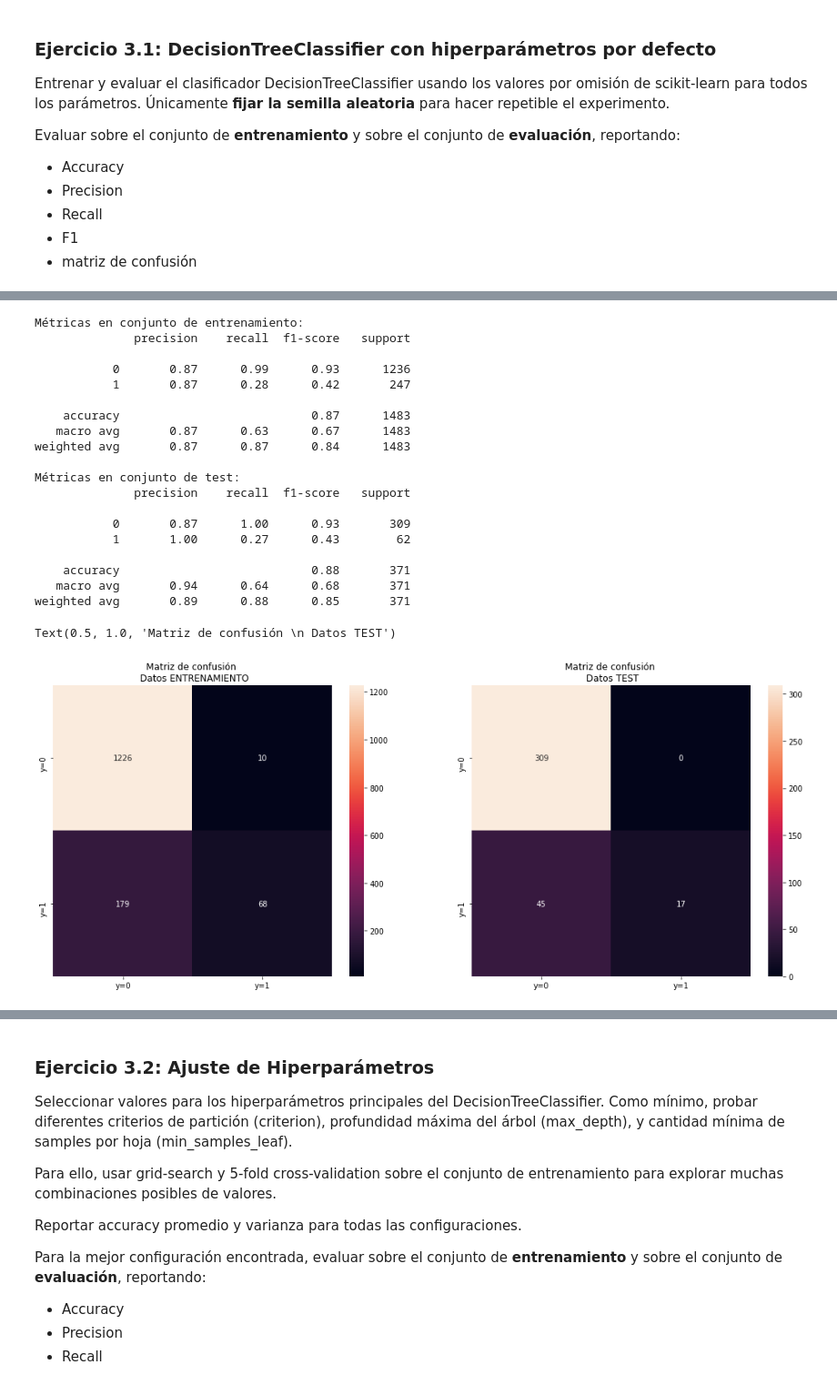
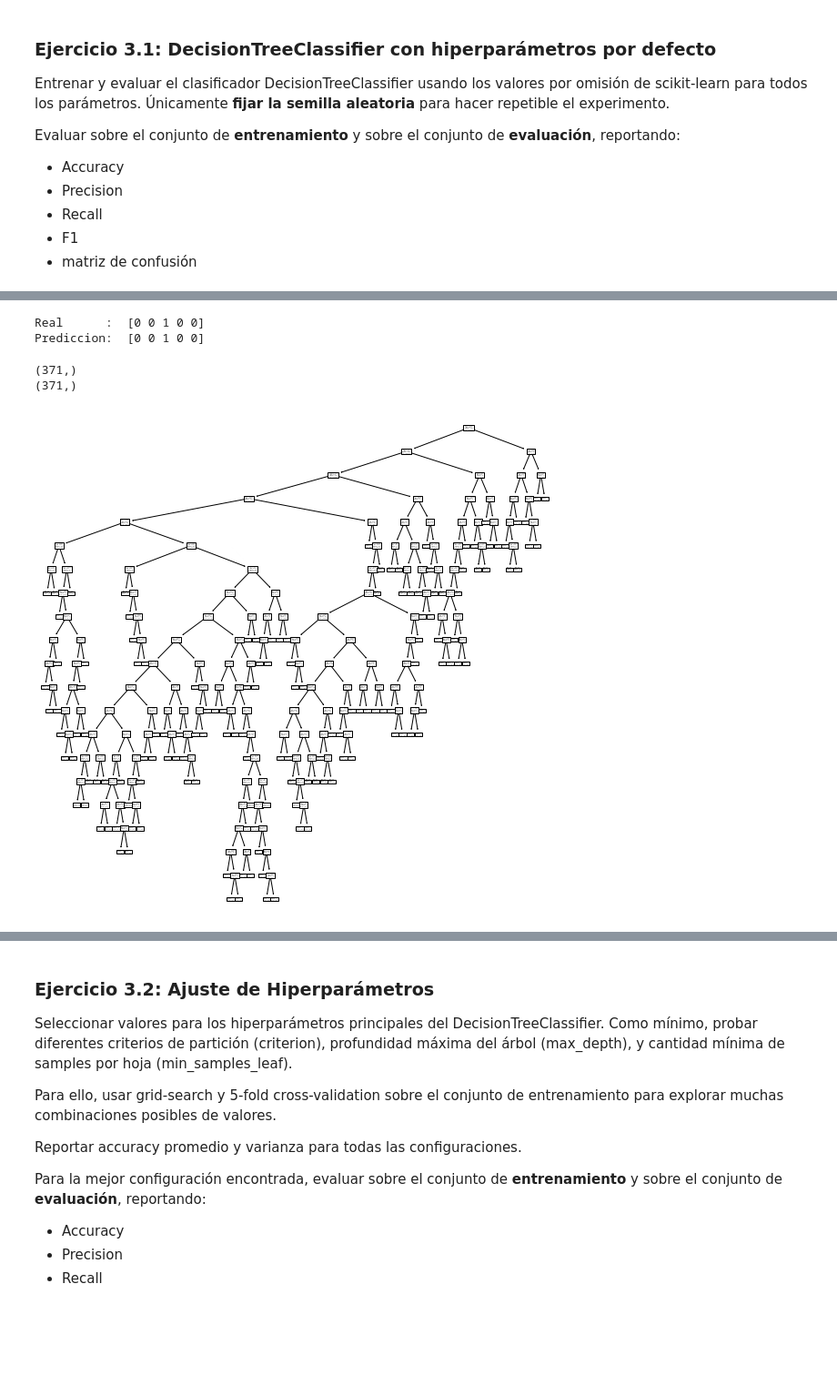
Before and after one commit to fnbellomo/DiploDatos2021, a Jupyter notebook: 03_IntroAprendizajeAutomatico/Aprendizaje_Autom_Lab_2.ipynb, the cells around one changed output, grey strips where cells are left out. Shown: that part at 91% size. Saved outputs shown, nothing was run; the diff lists cells and outputs as text; code cells hidden in the pictures; blank space fills up the shorter version.

```diff
--- a/03_IntroAprendizajeAutomatico/Aprendizaje_Autom_Lab_2.ipynb
+++ b/03_IntroAprendizajeAutomatico/Aprendizaje_Autom_Lab_2.ipynb
@@ -327,0 +344,5 @@ DecisionTreeClassifier(ccp_alpha=0.0, class_weight=None, criterion='entropy',
+# %%
+#Importamos la libreria y creamos un objeto con el tipo de modelo que queremos entrenar
+
+from sklearn.tree import DecisionTreeClassifier
+clf = DecisionTreeClassifier(random_state=42) #Ajustamos un valor (la semilla) para poder luego replicar los resultados
@@ -353,44 +373,18 @@ plot_tree(clf);
-# %%
-#Obtenemos las metricas para ver que tan bueno fue nuestro clasificador
-
-print('Métricas en conjunto de entrenamiento:')
-print(classification_report(y_train, y_train_pred))
-cm = confusion_matrix(y_train, y_train_pred)
-
-df_cm_train = pd.DataFrame(cm, index = ['y=0','y=1'],
-                  columns = ['y=0','y=1'])
-
-
-print('Métricas en conjunto de test:')
-print(classification_report(y_test, y_test_pred))
-cm2 = confusion_matrix(y_test, y_test_pred)
-
-df_cm_test = pd.DataFrame(cm2, index = ['y=0','y=1'],
-                  columns = ['y=0','y=1'])
-fig, axes = plt.subplots(1,2,figsize = (18,7))
-sns.heatmap(df_cm_train, annot=True, fmt='g', ax=axes[0])
-sns.heatmap(df_cm_test, annot=True, fmt='g', ax=axes[1])
-axes[0].set_title('Matriz de confusión \n Datos ENTRENAMIENTO')
-axes[1].set_title('Matriz de confusión \n Datos TEST')
-# %% [output]
-Métricas en conjunto de entrenamiento:
-              precision    recall  f1-score   support
-
-           0       0.87      0.99      0.93      1236
-           1       0.87      0.28      0.42       247
-
-    accuracy                           0.87      1483
-   macro avg       0.87      0.63      0.67      1483
-weighted avg       0.87      0.87      0.84      1483
-
-Métricas en conjunto de test:
-              precision    recall  f1-score   support
-
-           0       0.87      1.00      0.93       309
-           1       1.00      0.27      0.43        62
-
-    accuracy                           0.88       371
-   macro avg       0.94      0.64      0.68       371
-weighted avg       0.89      0.88      0.85       371
-Text(0.5, 1.0, 'Matriz de confusión \n Datos TEST')
-[figure, removed]
+# %%
+print('Real      : ', y_test[:5].values)
+print('Prediccion: ', y_test_pred[:5])
+# %% [output]
+Real      :  [0 0 1 0 0]
+Prediccion:  [0 0 1 0 0]
+# %%
+print(y_test_pred.shape)
+print(y_test.shape)
+# %% [output]
+(371,)
+(371,)
+# %%
+from sklearn.tree import plot_tree
+plt.figure(figsize=(10,10))
+plot_tree(clf);
+# %% [output]
+[figure, added]
```
Also changed, not shown: parts of 16 cells of this notebook.
